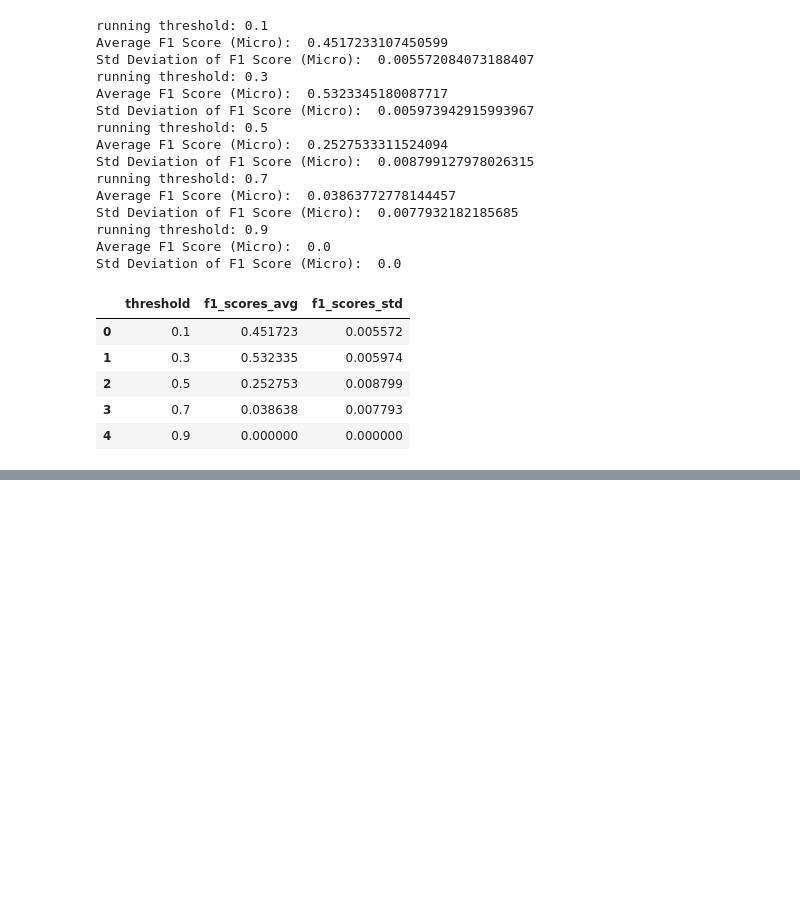
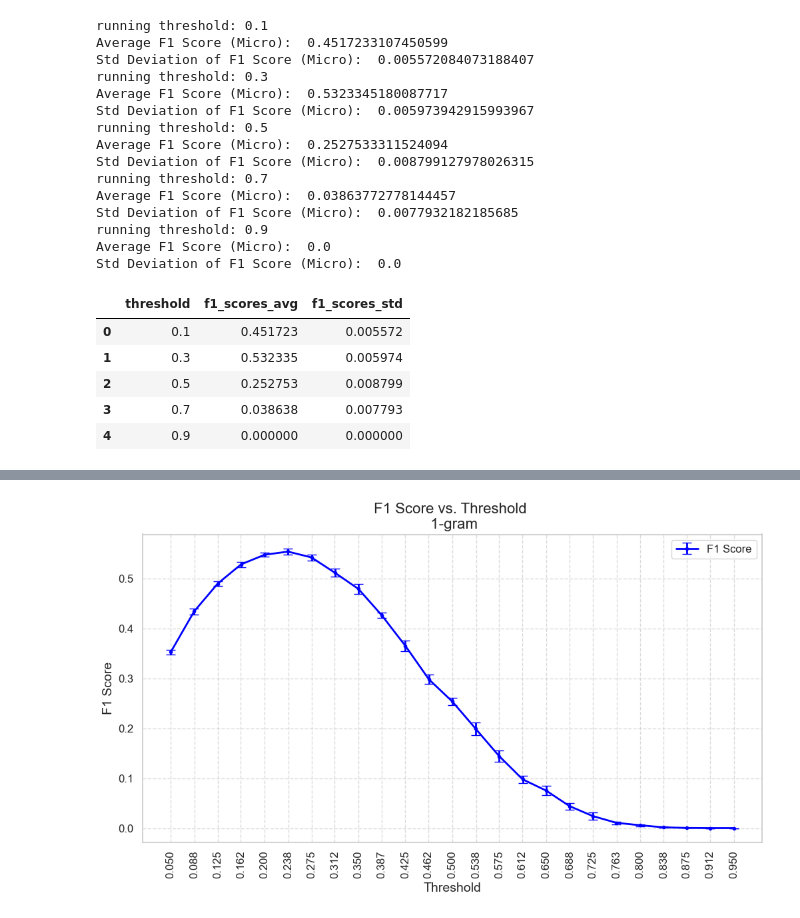
Before and after one commit to 7ben18/fhnw-npr-Natural-Language-Processing, a Jupyter notebook: mini-challenge1/npr-minichallenge1-yannic-ben.ipynb, the cells around one changed output, grey strips where cells are left out. Drawn from its saved outputs; the diff is of its cells as text; code cells hidden in the pictures; blank space fills up the shorter version.

Commit message:
add beautiful plot

```diff
--- a/mini-challenge1/npr-minichallenge1-yannic-ben.ipynb
+++ b/mini-challenge1/npr-minichallenge1-yannic-ben.ipynb
@@ -712,0 +617,39 @@ Average F1 Score (Samples):  0.4197012213694188
+# %%
+# read results_df from csv
+results_df = pd.read_csv('results/tf-idf-randomforestclf-1gram.csv', index_col=False)
+# display results_df
+
+# Set the seaborn style
+sns.set(style="whitegrid")
+
+# Plot the data with error bars
+plt.figure(figsize=(12, 6))  # Adjust the figure size
+plt.errorbar(x=results_df['threshold'],
+             y=results_df['f1_scores_avg'],
+             yerr=results_df['f1_scores_std'],
+             fmt='-o',  # Define the format for data points and lines
+             color='blue',
+             markersize=3,  # Adjust marker size
+             linewidth=2,  # Adjust line width
+             capsize=5,  # Adjust cap size of error bars
+             label='F1 Score')
+
+# Add a title and labels
+plt.title('F1 Score vs. Threshold \n 1-gram', fontsize=16)
+plt.xlabel('Threshold', fontsize=14)
+plt.ylabel('F1 Score', fontsize=14)
+
+# Customize the tick labels
+plt.xticks(ticks = results_df['threshold'].round(3),fontsize=12, rotation=90)
+plt.yticks(fontsize=12)
+
+# Add a legend
+plt.legend(loc='best', fontsize=12)
+
+# Add grid lines
+plt.grid(True, linestyle='--', alpha=0.7)
+
+# Show the plot
+plt.show()
+# %% [output]
+[figure, added]
```
Also changed, not shown: parts of 4 cells of this notebook.
